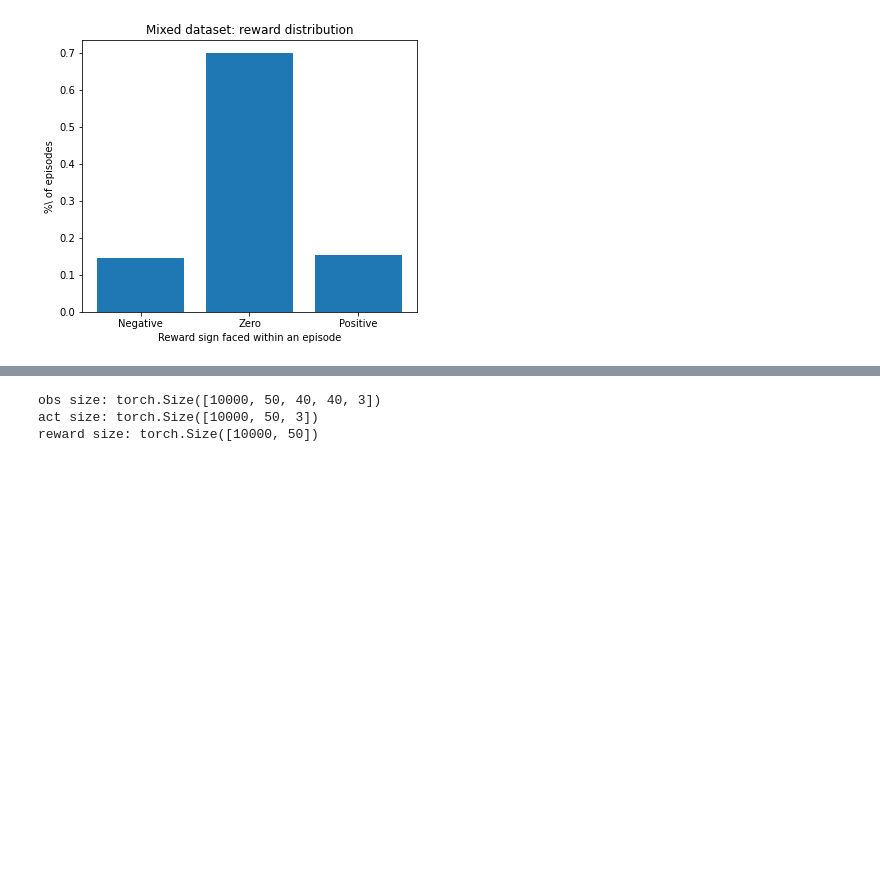
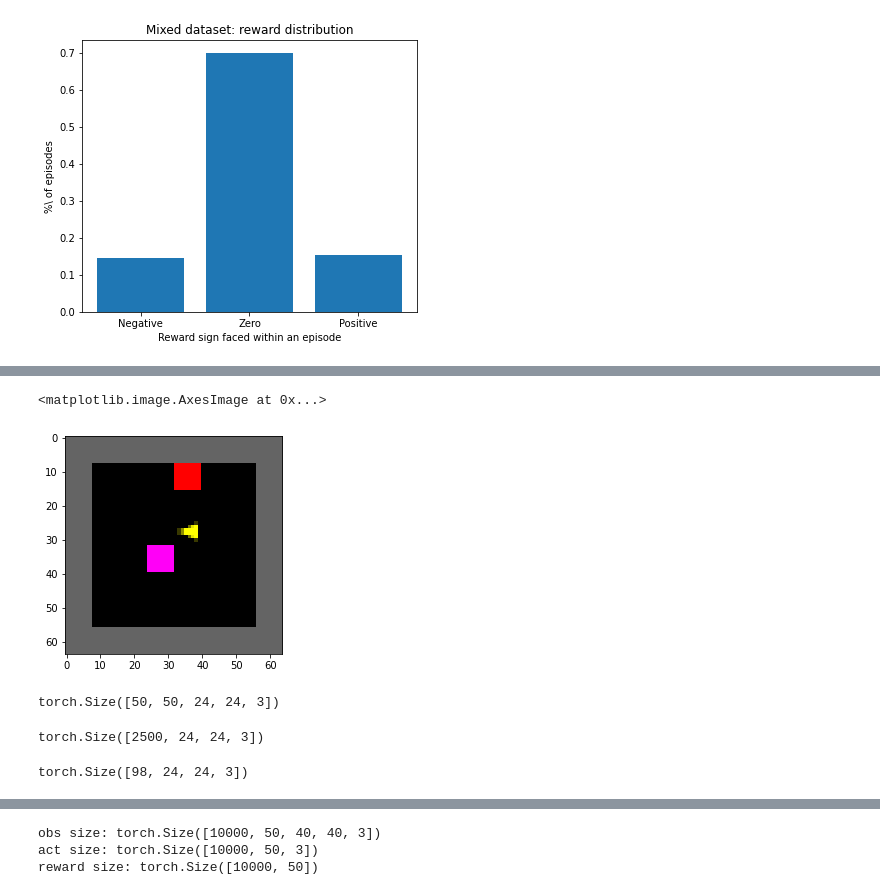
Before and after one commit to mbalesni/rl-secret, a Jupyter notebook: secret/notebooks/scratchpad.ipynb, the cells around one changed output, grey strips where cells are left out. Drawn from its saved outputs; the diff is of its cells as text; code cells hidden in the pictures; blank space fills up the shorter version.

```diff
--- a/scratchpad.ipynb
+++ b/secret/notebooks/scratchpad.ipynb
@@ -181,3 +230,21 @@ Positive: 769 | Negative: 728
+# %%
+plt.imshow(dataset.full_observations[0,2].type(torch.int32))
+# %% [output]
+<matplotlib.image.AxesImage at 0x...>
+[figure, added]
+# %%
+dataset.observations.shape
+# %% [output]
+torch.Size([50, 50, 24, 24, 3])
+# %%
+flat_obs = torch.flatten(dataset.observations, start_dim=0, end_dim=1)
+flat_obs.shape
+# %% [output]
+torch.Size([2500, 24, 24, 3])
+# %%
+torch.unique(flat_obs, dim=0).shape
+# %% [output]
+torch.Size([98, 24, 24, 3])
 # %%
 # data_path = 'agents/MiniGrid-Triggers-5x5-T1P1-v0/random/trajectories/train_10000.pt'
 # data_path = 'agents/MiniGrid-Triggers-5x5-T1P1-v0/ep15000/trajectories/train.pt'
```
Also changed, not shown: parts of 11 cells of this notebook, 20 other files.
